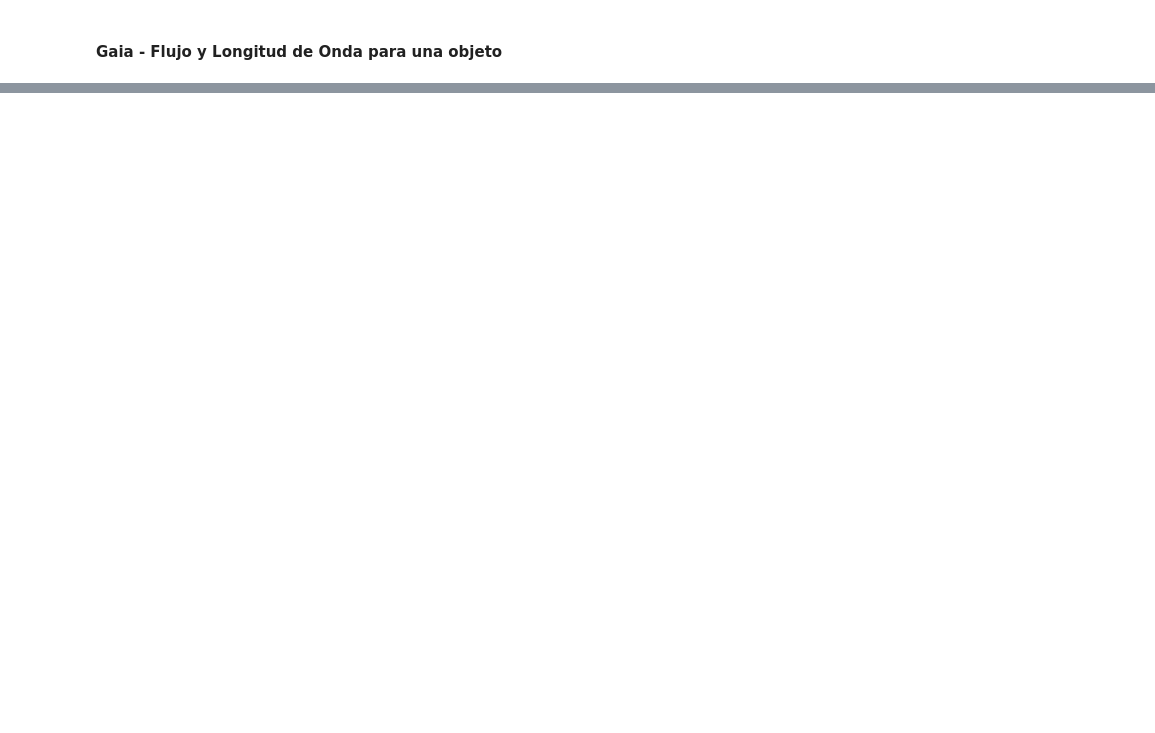
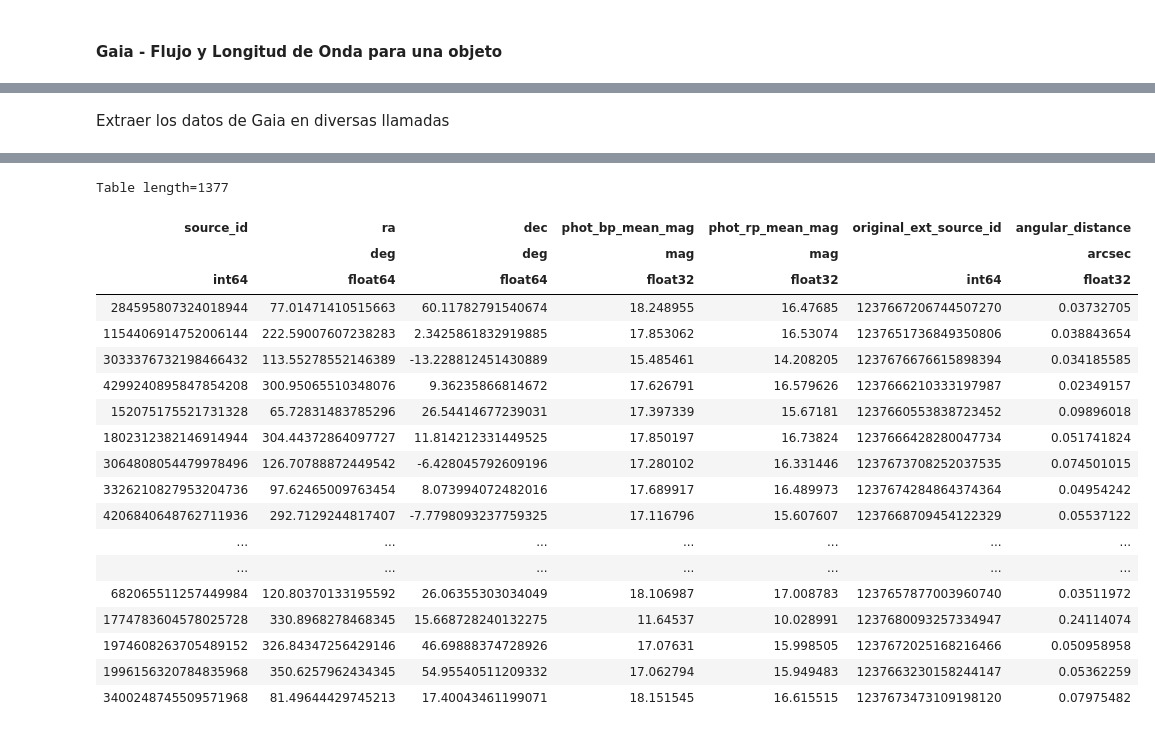
Before and after one commit to javier-cacho-master-ai/trabajo-fin-master, a Jupyter notebook: solution/main.ipynb, the cells around one changed output, grey strips where cells are left out. Saved outputs shown, nothing was run; the diff lists cells and outputs as text; code cells hidden in the pictures; blank space fills up the shorter version.

```diff
--- a/solution/main.ipynb
+++ b/solution/main.ipynb
@@ -244,0 +265,52 @@ spl.plot_physical_spectrum(
+# %% [markdown]
+Extraer los datos de Gaia en diversas llamadas
+# %%
+from pathlib import Path
+from astroquery.gaia import Gaia
+from astropy.table import Table, vstack
+import time
+
+gaia_query_path = Path("services", "queries", "gaia_sdss_random_subset.adql")
+gaia_query_template = gaia_query_path.read_text(encoding="utf-8")
+
+# Configuración de rangos
+start = 0
+end = 100000
+step = 10000
+
+random_ranges = [
+    (i, i + step)
+    for i in range(start, end, step)
+]
+
+gaia_results_list = []
+
+for start_index, end_index in random_ranges:
+    print(f"Ejecutando Gaia query para random_index {start_index} - {end_index}...")
+
+    gaia_query = gaia_query_template.format(start_index=start_index, end_index=end_index)
+
+    try:
+        gaia_query_job = Gaia.launch_job_async(gaia_query)
+        result = gaia_query_job.get_results()
+
+        if result is not None and len(result) > 0:
+            print(f"  Objetos obtenidos: {len(result)}")
+            gaia_results_list.append(result)
+        else:
+            print("  No se obtuvieron resultados en este rango.")
+
+    except Exception as e:
+        print(f"  Error en el rango {start_index}-{end_index}: {e}")
+
+    time.sleep(1)
+
+if len(gaia_results_list) > 0:
+    gaia_job_results = vstack(gaia_results_list)
+else:
+    gaia_job_results = Table()
+
+print(f"\nTotal de objetos Gaia recolectados: {len(gaia_job_results)}")
+
+display(gaia_job_results)
+# %% [output]
@@ -244,0 +334,20 @@ spl.plot_physical_spectrum(
+Table length=1377
+| source_id | ra | dec | phot_bp_mean_mag | phot_rp_mean_mag | original_ext_source_id | angular_distance |
+|  | deg | deg | mag | mag |  | arcsec |
+| int64 | float64 | float64 | float32 | float32 | int64 | float32 |
+| 284595807324018944 | 77.01471410515663 | 60.11782791540674 | 18.248955 | 16.47685 | 1237667206744507270 | 0.03732705 |
+| 1154406914752006144 | 222.59007607238283 | 2.3425861832919885 | 17.853062 | 16.53074 | 1237651736849350806 | 0.038843654 |
+| 3033376732198466432 | 113.55278552146389 | -13.228812451430889 | 15.485461 | 14.208205 | 1237676676615898394 | 0.034185585 |
+| 4299240895847854208 | 300.95065510348076 | 9.36235866814672 | 17.626791 | 16.579626 | 1237666210333197987 | 0.02349157 |
+| 152075175521731328 | 65.72831483785296 | 26.54414677239031 | 17.397339 | 15.67181 | 1237660553838723452 | 0.09896018 |
+| 1802312382146914944 | 304.44372864097727 | 11.814212331449525 | 17.850197 | 16.73824 | 1237666428280047734 | 0.051741824 |
+| 3064808054479978496 | 126.70788872449542 | -6.428045792609196 | 17.280102 | 16.331446 | 1237673708252037535 | 0.074501015 |
+| 3326210827953204736 | 97.62465009763454 | 8.073994072482016 | 17.689917 | 16.489973 | 1237674284864374364 | 0.04954242 |
+| 4206840648762711936 | 292.7129244817407 | -7.7798093237759325 | 17.116796 | 15.607607 | 1237668709454122329 | 0.05537122 |
+| ... | ... | ... | ... | ... | ... | ... |
+| ... | ... | ... | ... | ... | ... | ... |
+| 682065511257449984 | 120.80370133195592 | 26.06355303034049 | 18.106987 | 17.008783 | 1237657877003960740 | 0.03511972 |
+| 1774783604578025728 | 330.8968278468345 | 15.668728240132275 | 11.64537 | 10.028991 | 1237680093257334947 | 0.24114074 |
+| 1974608263705489152 | 326.84347256429146 | 46.69888374728926 | 17.07631 | 15.998505 | 1237672025168216466 | 0.050958958 |
+| 1996156320784835968 | 350.6257962434345 | 54.95540511209332 | 17.062794 | 15.949483 | 1237663230158244147 | 0.05362259 |
+| 3400248745509571968 | 81.49644429745213 | 17.40043461199071 | 18.151545 | 16.615515 | 1237673473109198120 | 0.07975482 |
```
Also changed, not shown: parts of 16 cells of this notebook, 1 other file.
